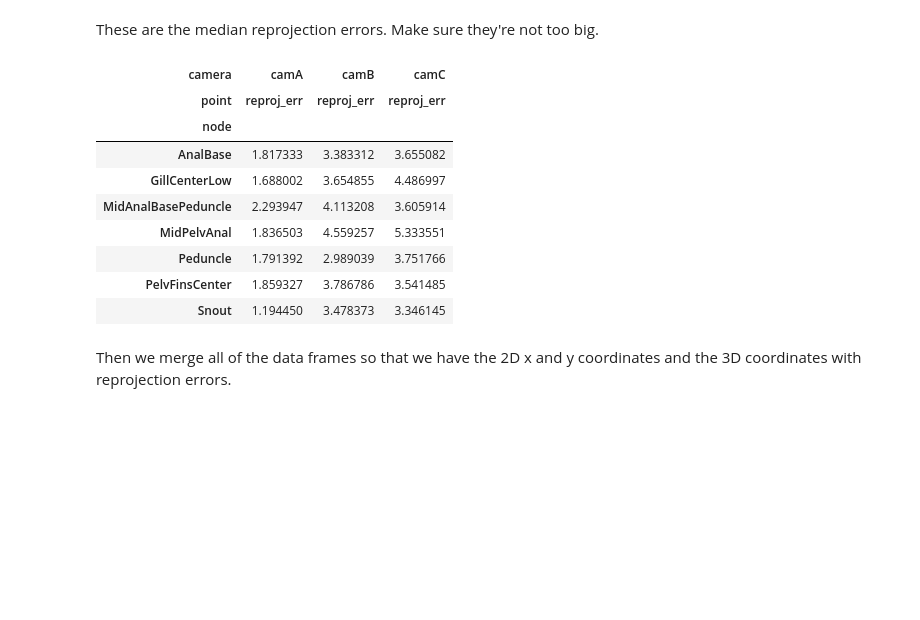
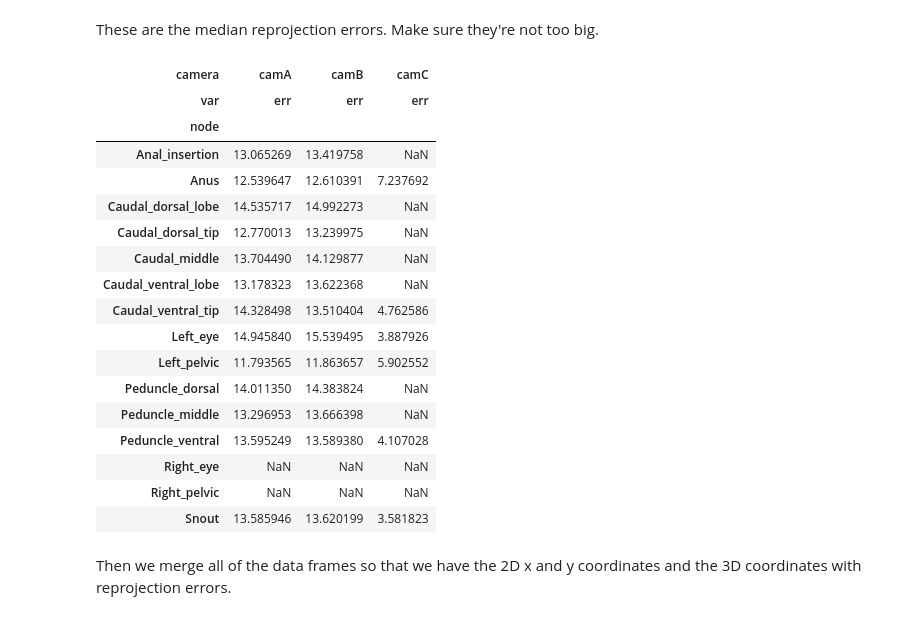
Before and after one commit to tytell/tytell-lab, a Jupyter notebook: triangulate_sleap.ipynb, the cells around one changed output. Saved outputs shown, nothing was run; the diff lists cells and outputs as text; code cells hidden in the pictures; blank space fills up the shorter version.

```diff
--- a/triangulate_sleap.ipynb
+++ b/triangulate_sleap.ipynb
@@ -50,5 +60,5 @@ Found 42675 frames across 4 matched videos
 # %% [markdown]
 Then this triangulates the points and computes the reprojections.
 # %%
-ptsall3d, picked, picked2d, err = triangulate_sleap.triangulate_points(camgroup, ptsall, use_possible=True)
+ptsall3d = triangulate_sleap.triangulate_points(camgroup, ptsall)
 # %% [output]
@@ -123,37 +75,0 @@ Pull out the $x$ and $y$ coordinates from the Sleap data files and match the sam
-# %%
-nodenames = [n.name for n in labels[0].skeletons[0].nodes]
-
-ptsall = []
-for l1, cam1 in zip(labels, camnames):
-    pts = []
-    for v1 in l1.videos:
-        vidname1, camname1 = separate_video_and_camera(v1.backend.filename, camnames)
-        if camname1 != cam1:
-            continue
-
-        frames = l1.get(v1)
-        frame_idx = [lf.frame_idx for lf in frames]
-
-        col_ind = pd.MultiIndex.from_product([[camname1], ['x', 'y']],
-                                             names = ['camera', 'point'])
-        row_ind = pd.MultiIndex.from_product([[vidname1], frame_idx, nodenames],
-                                             names = ['video', 'frame', 'node'])
-
-        pts1 = pd.DataFrame(index = row_ind, columns=col_ind)
-
-        for lf in frames:
-            if len(lf.user_instances) == 1:
-                inst = lf.user_instances[0]
-            elif len(lf.predicted_instances) == 1:
-                inst = lf.predicted_instances[0]
-            else:
-                print("Error!")
-                assert(False)
-
-            pts1.loc[(vidname1, lf.frame_idx, slice(None)), (camname1, slice(None))] = inst.numpy()
-
-        pts.append(pts1)
-
-    ptsall.append(pd.concat(pts, axis=0))
-
-ptsall = pd.concat(ptsall, axis=1)
@@ -224,0 +92,2 @@ errors_norm = pd.DataFrame(errors_norm.T, index=ptsall.index, columns=col_ind)
+# %%
+camgroup1 = triangulate_sleap.refine_calibration(camgroup, ptsall3d, 40) #, ['Snout','Left_eye', 'Anus', 'Caudal_ventral_tip'])
@@ -224,0 +112,2 @@ errors_norm = pd.DataFrame(errors_norm.T, index=ptsall.index, columns=col_ind)
+# %%
+ptsall3d2 = triangulate_sleap.triangulate_points(camgroup1, ptsall)
@@ -225,17 +132,25 @@ errors_norm = pd.DataFrame(errors_norm.T, index=ptsall.index, columns=col_ind)
 # %% [markdown]
 These are the median reprojection errors. Make sure they're not too big.
 # %%
-errors_norm.groupby(level=2).median()
+ptsall3d2.loc[:,(slice(None), 'err')].groupby(level=2).median()
 # %% [output]
 | camera | camA | camB | camC |
-| point | reproj_err | reproj_err | reproj_err |
+| var | err | err | err |
 | node |  |  |  |
-| AnalBase | 1.817333 | 3.383312 | 3.655082 |
-| GillCenterLow | 1.688002 | 3.654855 | 4.486997 |
-| MidAnalBasePeduncle | 2.293947 | 4.113208 | 3.605914 |
-| MidPelvAnal | 1.836503 | 4.559257 | 5.333551 |
-| Peduncle | 1.791392 | 2.989039 | 3.751766 |
-| PelvFinsCenter | 1.859327 | 3.786786 | 3.541485 |
-| Snout | 1.194450 | 3.478373 | 3.346145 |
+| Anal_insertion | 13.065269 | 13.419758 | NaN |
+| Anus | 12.539647 | 12.610391 | 7.237692 |
+| Caudal_dorsal_lobe | 14.535717 | 14.992273 | NaN |
+| Caudal_dorsal_tip | 12.770013 | 13.239975 | NaN |
+| Caudal_middle | 13.704490 | 14.129877 | NaN |
+| Caudal_ventral_lobe | 13.178323 | 13.622368 | NaN |
+| Caudal_ventral_tip | 14.328498 | 13.510404 | 4.762586 |
+| Left_eye | 14.945840 | 15.539495 | 3.887926 |
+| Left_pelvic | 11.793565 | 11.863657 | 5.902552 |
+| Peduncle_dorsal | 14.011350 | 14.383824 | NaN |
+| Peduncle_middle | 13.296953 | 13.666398 | NaN |
+| Peduncle_ventral | 13.595249 | 13.589380 | 4.107028 |
+| Right_eye | NaN | NaN | NaN |
+| Right_pelvic | NaN | NaN | NaN |
+| Snout | 13.585946 | 13.620199 | 3.581823 |
 # %% [markdown]
 Then we merge all of the data frames so that we have the 2D x and y coordinates and the 3D coordinates with reprojection errors.
```
Also changed, not shown: parts of 44 cells of this notebook, 2 other files.
